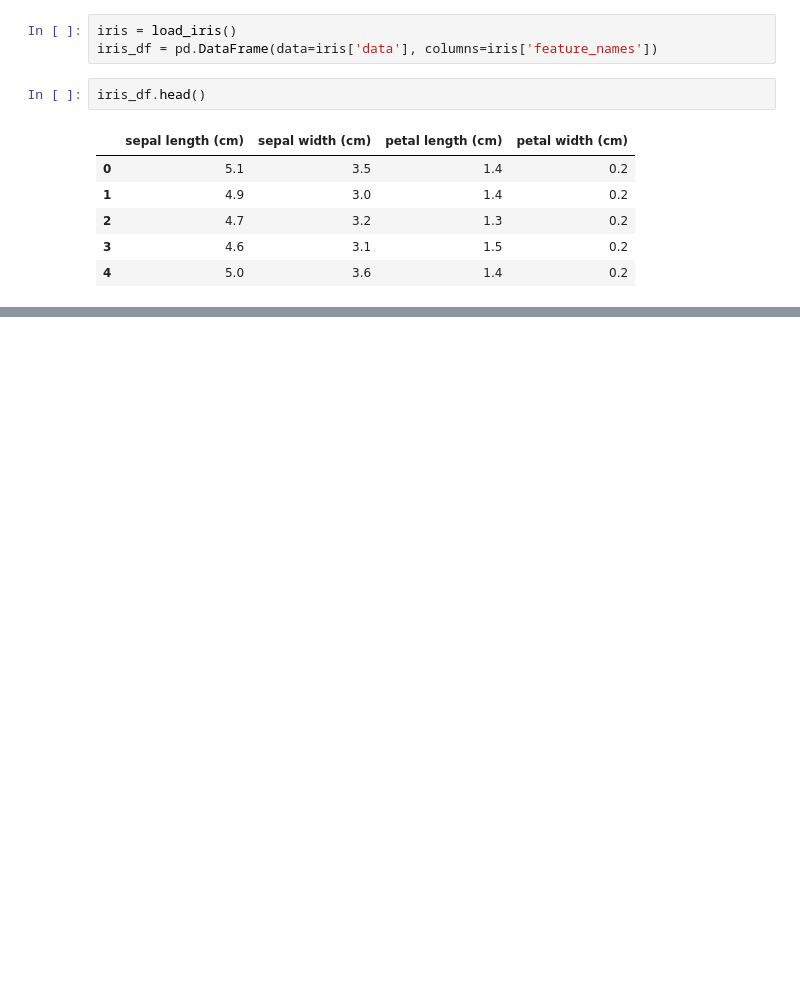
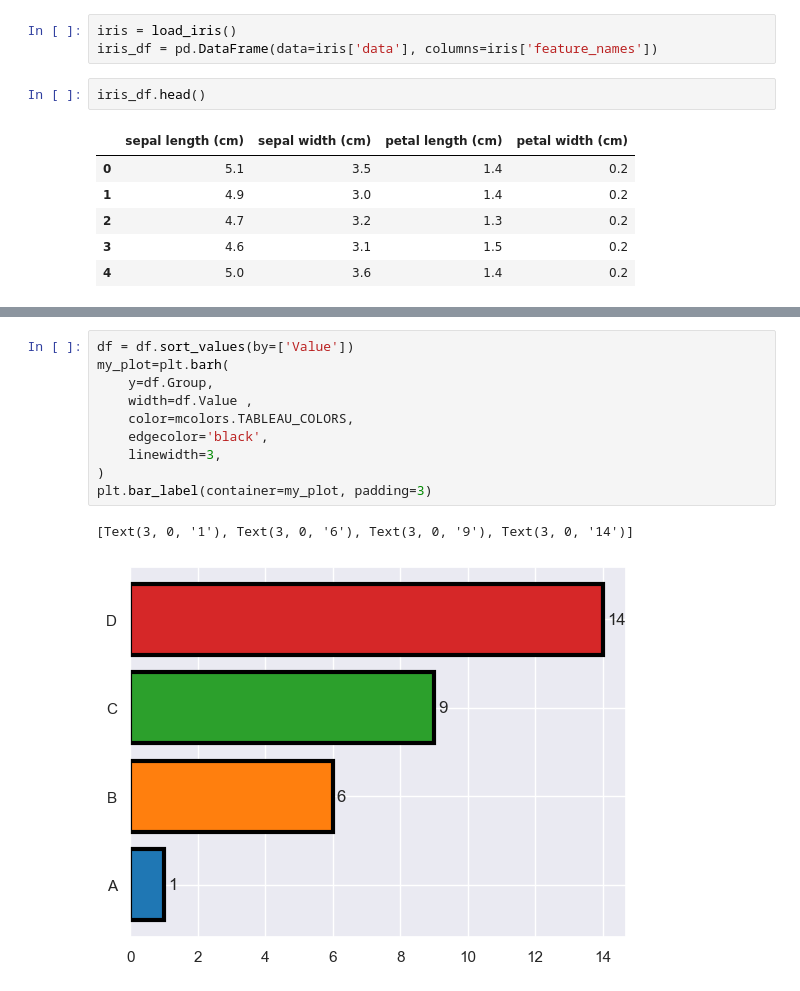
Before and after one commit to neslihanKaraman/dataScience, a Jupyter notebook: hafta3_1.ipynb, the cells around one changed output, grey strips where cells are left out. Saved outputs shown, nothing was run; the diff lists cells and outputs as text; blank space fills up the shorter version.

```diff
--- a/hafta3_1.ipynb
+++ b/hafta3_1.ipynb
@@ -17,0 +34,13 @@ iris_df.head()
+# %%
+df = df.sort_values(by=['Value'])
+my_plot=plt.barh(
+    y=df.Group,
+    width=df.Value ,
+    color=mcolors.TABLEAU_COLORS,
+    edgecolor='black',
+    linewidth=3,
+)
+plt.bar_label(container=my_plot, padding=3)
+# %% [output]
+[Text(3, 0, '1'), Text(3, 0, '6'), Text(3, 0, '9'), Text(3, 0, '14')]
+[figure, added]
```
Also changed, not shown: parts of 19 cells of this notebook.
